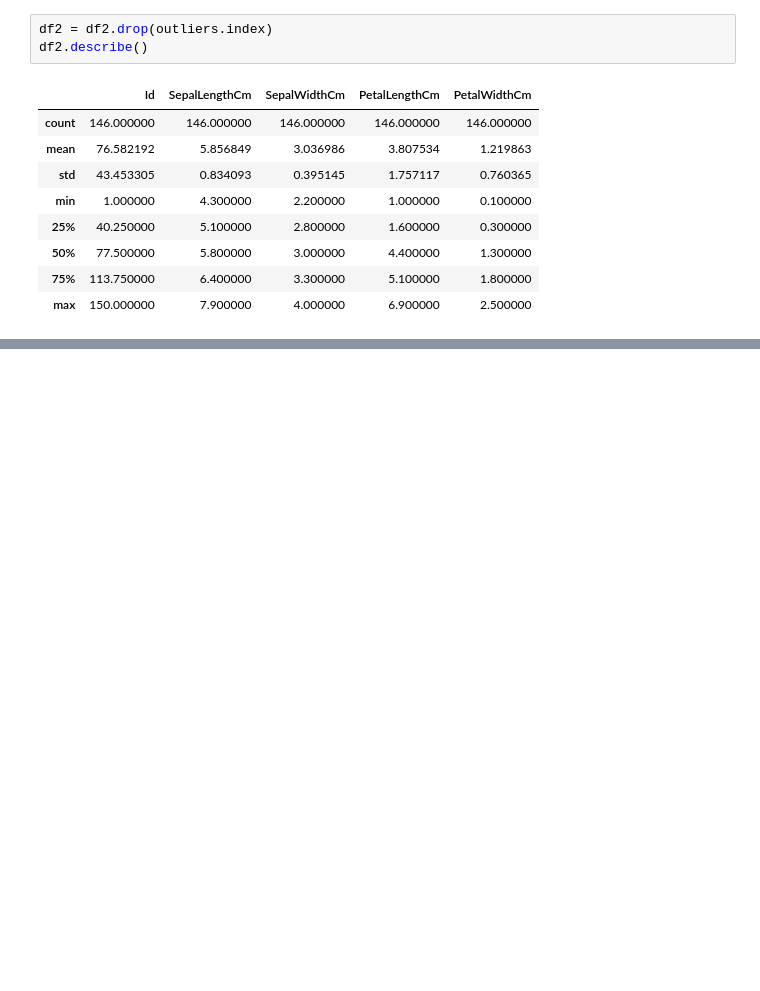
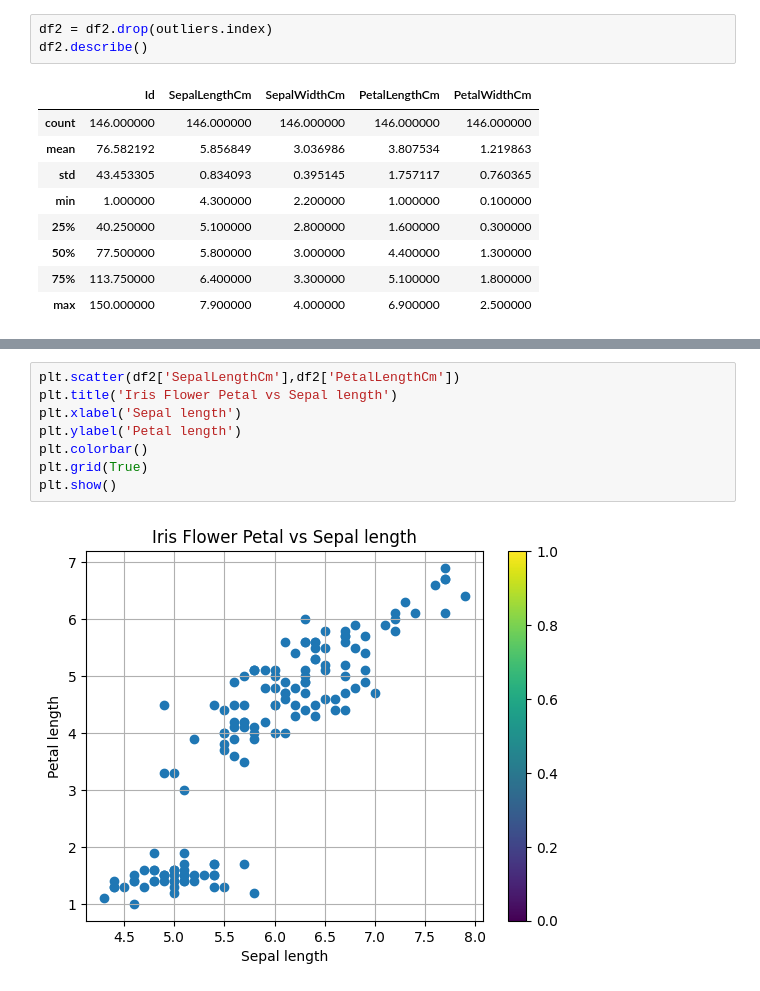
Before and after one commit to ShiwangitaSingh/IrisFlowerClassification, a Jupyter notebook: DataAnalysis.ipynb, the cells around one changed output, grey strips where cells are left out. Drawn from its saved outputs; the diff is of its cells as text; blank space fills up the shorter version.

```diff
--- a/DataAnalysis.ipynb
+++ b/DataAnalysis.ipynb
@@ -77,0 +96,10 @@ df2.describe()
+# %%
+plt.scatter(df2['SepalLengthCm'],df2['PetalLengthCm'])
+plt.title('Iris Flower Petal vs Sepal length')
+plt.xlabel('Sepal length')
+plt.ylabel('Petal length')
+plt.colorbar()
+plt.grid(True)
+plt.show()
+# %% [output]
+[figure, added]
```
Also changed, not shown: parts of 5 cells of this notebook.
